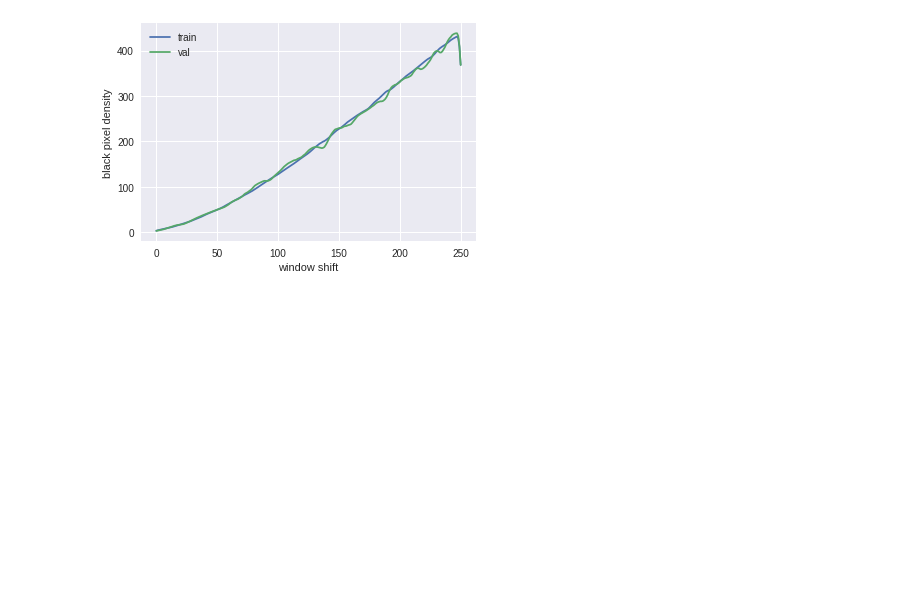
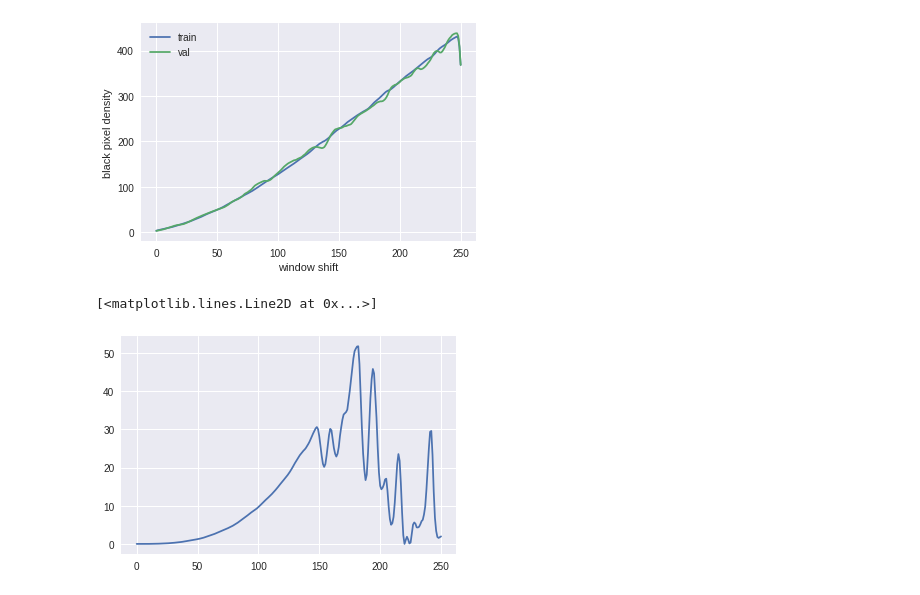
Before and after one commit to astromid/diploma-texture-synthesis, a Jupyter notebook: code/sand_gan.ipynb, the cells around one changed output. Saved outputs shown, nothing was run; the diff lists cells and outputs as text; code cells hidden in the pictures; blank space fills up the shorter version.

```diff
--- a/code/sand_gan.ipynb
+++ b/code/sand_gan.ipynb
@@ -109,3 +109,13 @@ plt.savefig('../data/sand/trend3/metrics/tr_mse.png')
 # %%
 np.save('../data/sand/trend3/metrics/tmse.npy', tmse)
 np.save('../data/sand/trend3/metrics/vmse.npy', vmse)
+# %%
+from PIL import Image
+image = Image.open('trained_models/sand/trend2/nf16_3x3_woUnet/nn_output/sample2.jpg')
+# %%
+err, err_shift = tr_mse(image, tmse, 3)
+# %%
+plt.plot(err_shift)
+# %% [output]
+[<matplotlib.lines.Line2D at 0x...>]
+[figure, added]
```
Also changed, not shown: parts of 1 cell of this notebook, 4 other files.
